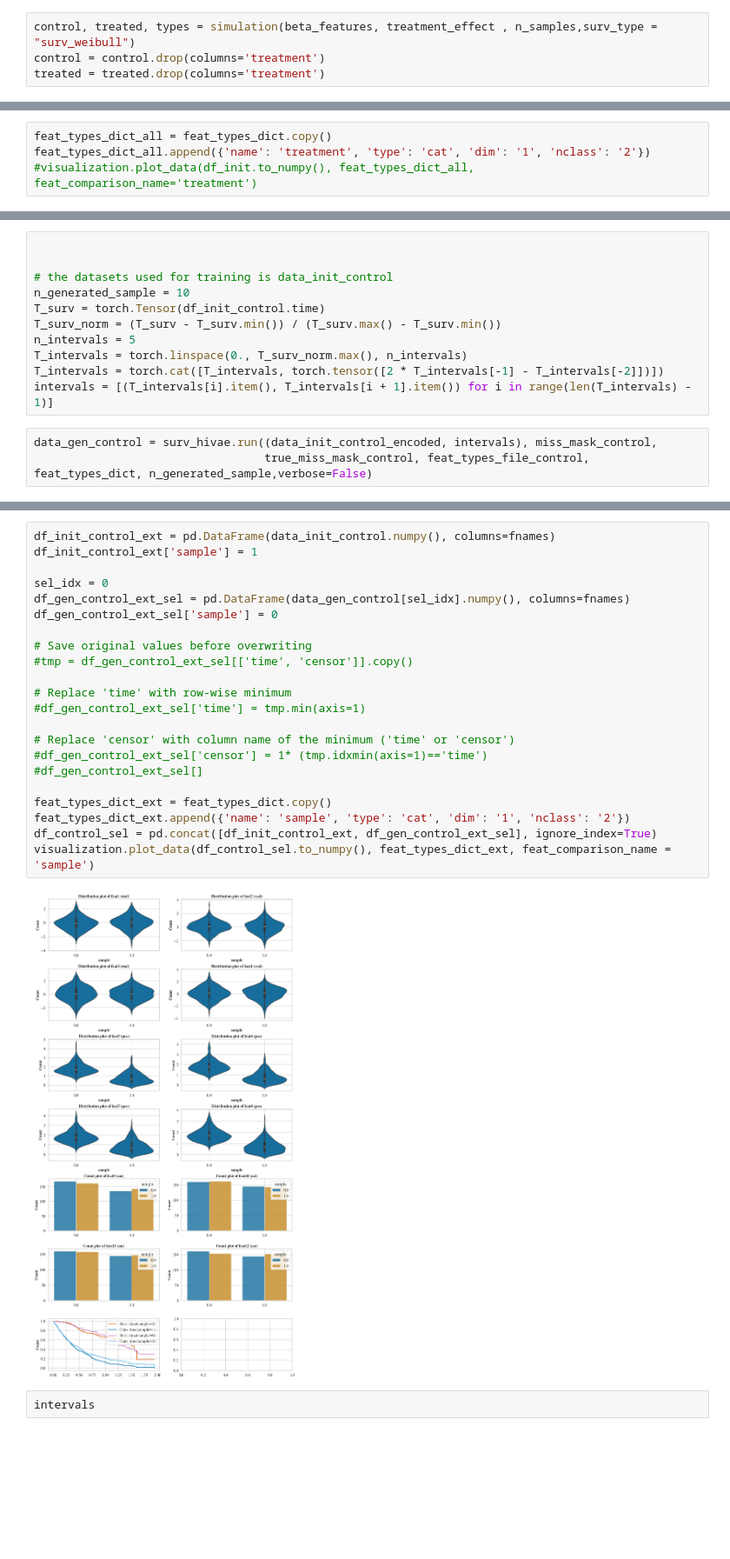
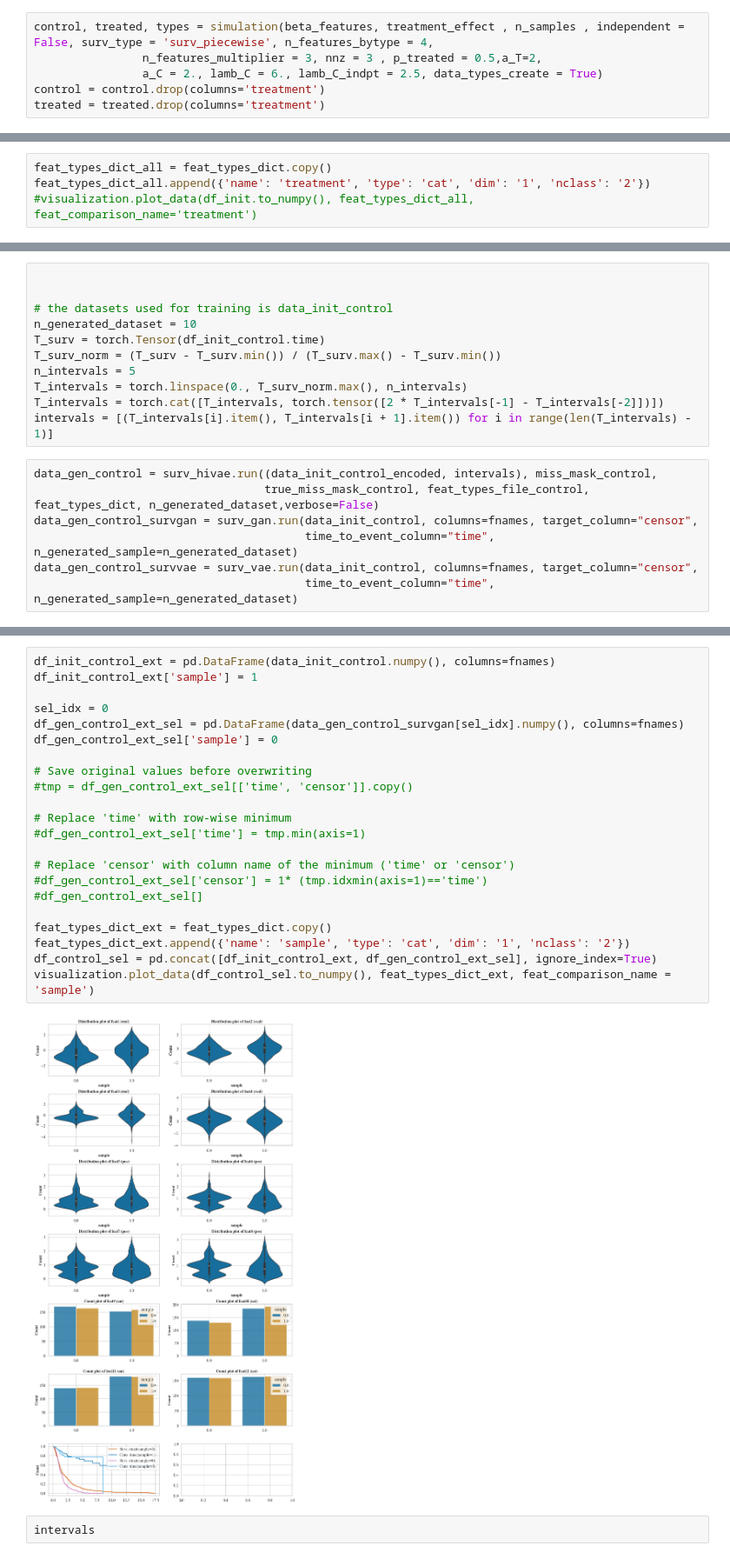
Before and after one commit to aguilloux/HI-VAE_Pytorch, a Jupyter notebook: simulation-augmentation.ipynb, the cells around one changed output, grey strips where cells are left out. Shown at 87% size. Cells and saved outputs as stored; diff of their text form; blank space fills up the shorter version.

```diff
--- a/simulation-augmentation.ipynb
+++ b/simulation-augmentation.ipynb
@@ -22,6 +33,8 @@ beta_features = np.concatenate([weights_sparse_exp(n_features_bytype,3),weights_
                        weights_sparse_exp(n_features_bytype,3)])
 treatment_effect = 0
 # %%
-control, treated, types = simulation(beta_features, treatment_effect , n_samples,surv_type = "surv_weibull")
+control, treated, types = simulation(beta_features, treatment_effect , n_samples , independent = False, surv_type = 'surv_piecewise', n_features_bytype = 4,
+                n_features_multiplier = 3, nnz = 3 , p_treated = 0.5,a_T=2,
+                a_C = 2., lamb_C = 6., lamb_C_indpt = 2.5, data_types_create = True)
 control = control.drop(columns='treatment')
 treated = treated.drop(columns='treatment')
@@ -195,7 +180,7 @@ censor, mean (SD)                            0      0.1 (0.3)      0.2 (0.4)
 
 
 # the datasets used for training is data_init_control
-n_generated_sample = 10
+n_generated_dataset = 10
 T_surv = torch.Tensor(df_init_control.time)
 T_surv_norm = (T_surv - T_surv.min()) / (T_surv.max() - T_surv.min())
 n_intervals = 5
@@ -204,4 +189,8 @@ T_intervals = torch.cat([T_intervals, torch.tensor([2 * T_intervals[-1] - T_inte
 intervals = [(T_intervals[i].item(), T_intervals[i + 1].item()) for i in range(len(T_intervals) - 1)]
 # %%
 data_gen_control = surv_hivae.run((data_init_control_encoded, intervals), miss_mask_control,
-                                  true_miss_mask_control, feat_types_file_control, feat_types_dict, n_generated_sample,verbose=False)
+                                  true_miss_mask_control, feat_types_file_control, feat_types_dict, n_generated_dataset,verbose=False)
+data_gen_control_survgan = surv_gan.run(data_init_control, columns=fnames, target_column="censor",
+                                        time_to_event_column="time", n_generated_sample=n_generated_dataset)
+data_gen_control_survvae = surv_vae.run(data_init_control, columns=fnames, target_column="censor",
+                                        time_to_event_column="time", n_generated_sample=n_generated_dataset)
@@ -218,27 +206,27 @@ tensor([[-0.0543, -0.4695, -1.6908,  ...,  0.0000,  1.0410,  0.0000],
 # %%
 df_init_control_ext = pd.DataFrame(data_init_control.numpy(), columns=fnames)
 df_init_control_ext['sample'] = 1
 
 sel_idx = 0
-df_gen_control_ext_sel = pd.DataFrame(data_gen_control[sel_idx].numpy(), columns=fnames)
+df_gen_control_ext_sel = pd.DataFrame(data_gen_control_survgan[sel_idx].numpy(), columns=fnames)
 df_gen_control_ext_sel['sample'] = 0
 
 # Save original values before overwriting
 #tmp = df_gen_control_ext_sel[['time', 'censor']].copy()
 
 # Replace 'time' with row-wise minimum
 #df_gen_control_ext_sel['time'] = tmp.min(axis=1)
 
 # Replace 'censor' with column name of the minimum ('time' or 'censor')
 #df_gen_control_ext_sel['censor'] = 1* (tmp.idxmin(axis=1)=='time')
 #df_gen_control_ext_sel[]
 
 feat_types_dict_ext = feat_types_dict.copy()
 feat_types_dict_ext.append({'name': 'sample', 'type': 'cat', 'dim': '1', 'nclass': '2'})
 df_control_sel = pd.concat([df_init_control_ext, df_gen_control_ext_sel], ignore_index=True)
 visualization.plot_data(df_control_sel.to_numpy(), feat_types_dict_ext, feat_comparison_name = 'sample')
 # %% [output]
-[figure, old version]
+[figure, new version]
 # %%
 intervals
 # %% [output]
```
Also changed, not shown: parts of 30 cells of this notebook, 5 other files.
